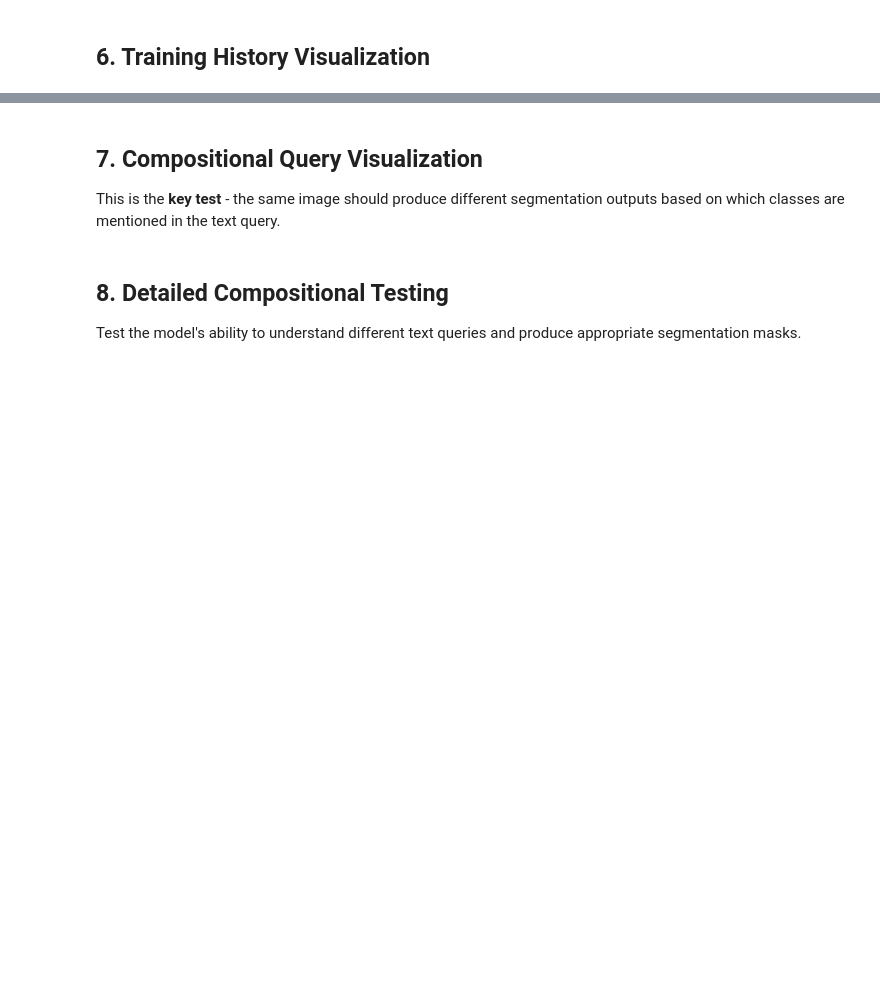
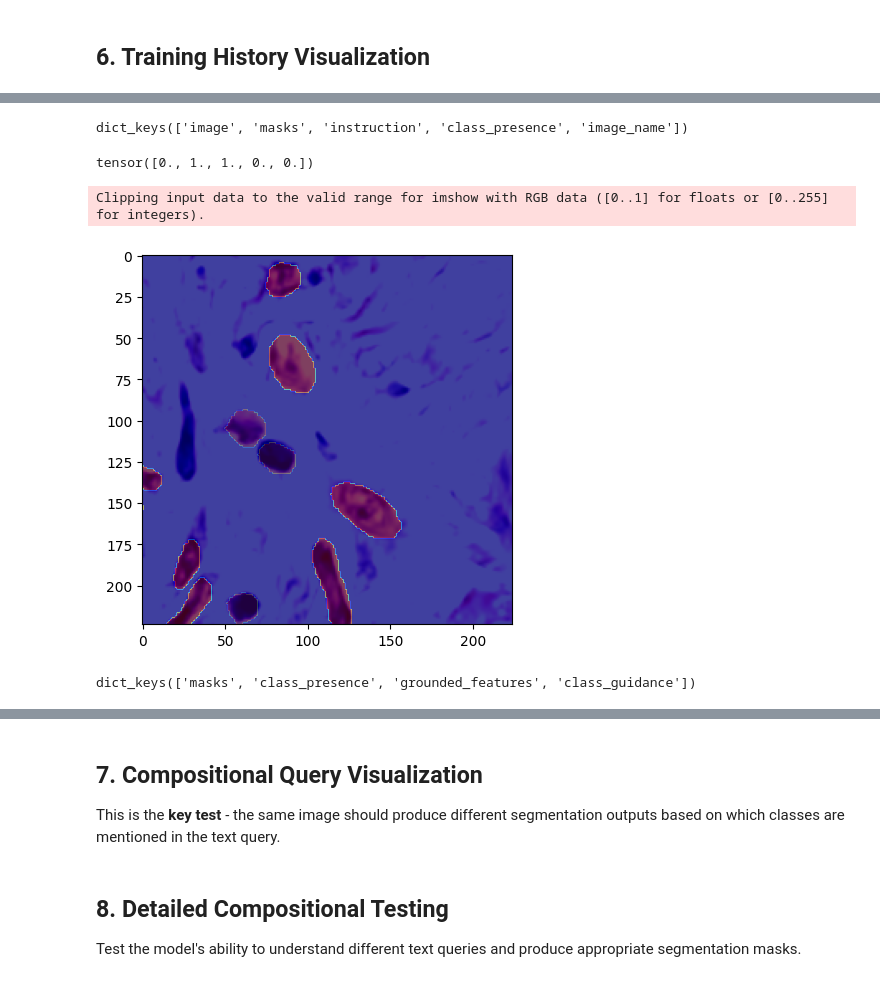
Before and after one commit to Nikhil-Rao20/Histopathology_Work, a Jupyter notebook: temp_permutations.ipynb, the cells around one changed output, grey strips where cells are left out. Saved outputs shown, nothing was run; the diff lists cells and outputs as text; code cells hidden in the pictures; blank space fills up the shorter version.

```diff
--- a/temp_permutations.ipynb
+++ b/temp_permutations.ipynb
@@ -261,6 +276,10 @@ class HistopathologyPermutationDataset(Dataset):
     - Same image with "Segment Neoplastic" -> only channel 0 has mask
     - Same image with "Segment Inflammatory" -> only channel 1 has mask
     - Same image with "Segment Neoplastic and Inflammatory" -> channels 0,1 have masks
+
+    MASK NAMING CONVENTION:
+    - Actual masks: {base_name}_channel_{channel_idx}_{class_name}.png
+    - e.g., 1_Breast_fold_1_0000_channel_0_Neoplastic.png
     """
 
     def __init__(self, dataframe, img_dir='Dataset/multi_images', mask_dir='Dataset/multi_masks',
@@ -271,12 +290,13 @@ class HistopathologyPermutationDataset(Dataset):
         self.transform = transform
         self.img_size = img_size
         self.class_names = ['Neoplastic', 'Inflammatory', 'Connective_Soft_tissue', 'Epithelial', 'Dead']
+        # Channel mapping matches the mask file naming convention
         self.channel_mapping = {
             'Neoplastic': 0,
             'Inflammatory': 1,
             'Connective_Soft_tissue': 2,
-            'Dead': 3,
-            'Epithelial': 4
+            'Dead': 3,        # Note: In files, Dead is channel 3
+            'Epithelial': 4   # Note: In files, Epithelial is channel 4
         }
 
     def __len__(self):
@@ -293,11 +313,12 @@ class HistopathologyPermutationDataset(Dataset):
         image = cv2.cvtColor(image, cv2.COLOR_BGR2RGB)
 
         # ============================================
-        # KEY CHANGE: Parse QUERIED classes from semicolon-separated string
+        # Parse QUERIED classes from semicolon-separated string
         # ============================================
         queried_classes = set(str(row['classes']).split(';'))
 
         # Load masks ONLY for queried classes
+        # base_name comes from image_path without '_img.png' suffix
         base_name = row['base_name']
         masks = []
 
@@ -305,11 +326,12 @@ class HistopathologyPermutationDataset(Dataset):
             channel_idx = self.channel_mapping[class_name]
 
             # ============================================
-            # KEY CHANGE: Only load mask if class is in the query
+            # Only load mask if class is in the query
             # Otherwise, use empty mask (zeros)
             # ============================================
             if class_name in queried_classes:
                 # This class is queried - load the actual mask
+                # CORRECT pattern: {base_name}_channel_{channel_idx}_{class_name}.png
                 mask_filename = f"{base_name}_channel_{channel_idx}_{class_name}.png"
                 mask_path = os.path.join(self.mask_dir, mask_filename)
 
@@ -317,7 +339,7 @@ class HistopathologyPermutationDataset(Dataset):
                     mask = cv2.imread(mask_path, cv2.IMREAD_GRAYSCALE)
                     mask = (mask > 127).astype(np.uint8)  # Binarize
                 else:
-                    # Mask file doesn't exist (rare case)
+                    # Mask file doesn't exist - class may not be present in image
                     mask = np.zeros((image.shape[0], image.shape[1]), dtype=np.uint8)
             else:
                 # This class is NOT queried - FORCE empty mask
@@ -363,6 +385,7 @@ class HistopathologyPermutationDataset(Dataset):
 
 print("✓ HistopathologyPermutationDataset class defined!")
 print("  Key feature: Masks are loaded ONLY for queried classes")
+print("  Mask pattern: {base_name}_channel_{channel_idx}_{class_name}.png")
 # %% [output]
 ✓ HistopathologyPermutationDataset class defined!
   Key feature: Masks are loaded ONLY for queried classes
@@ -485,7 +509,7 @@ train_dataset = HistopathologyPermutationDataset(train_df, transform=train_trans
 val_dataset = HistopathologyPermutationDataset(val_df, transform=val_transform)
 
 # Create dataloaders
-batch_size = 4
+batch_size = 32
 train_loader = DataLoader(train_dataset, batch_size=batch_size, shuffle=True, num_workers=0,
                           pin_memory=True, collate_fn=custom_collate)
 val_loader = DataLoader(val_dataset, batch_size=batch_size, shuffle=False, num_workers=0,
@@ -570,7 +594,7 @@ config = {
     'weight_decay': 1e-5,
     'device': device,
     'save_dir': 'checkpoints',
-    'best_model_path': 'checkpoints/best_cipsnet_permutations.pth',
+    'best_model_path': 'checkpoints/best_cipsnet_permutations_dmis-lab.pth',
     'log_interval': 10,
 }
 
@@ -589,7 +613,7 @@ optimizer = AdamW(model.parameters(), lr=config['learning_rate'], weight_decay=c
 
 # Use ReduceLROnPlateau instead of CosineAnnealingLR (since we want to step based on val_dice)
 from torch.optim.lr_scheduler import ReduceLROnPlateau
-scheduler = ReduceLROnPlateau(optimizer, mode='max', factor=0.5, patience=3, verbose=True)
+scheduler = ReduceLROnPlateau(optimizer, mode='max', factor=0.5, patience=3)
 
 print("✓ Training configuration set!")
 print(f"  Device: {config['device']}")
@@ -967,0 +942,30 @@ for class_name in CLASS_NAMES:
+# %%
+for batch in val_loader:
+    images = batch['image'].to(device)
+    masks = batch['masks'].to(device)
+    instructions = batch['instruction']
+
+    outputs = model(images, instructions)
+
+    pred_masks = outputs['masks']
+    pred_sigmoid = torch.sigmoid(pred_masks)
+    dice_per_class = dice_score(pred_sigmoid, masks, per_class=True)
+    iou_per_class = iou_score(pred_sigmoid, masks, per_class=True)
+    break
+# %%
+batch.keys()
+# %% [output]
+dict_keys(['image', 'masks', 'instruction', 'class_presence', 'image_name'])
+# %%
+cp = batch['class_presence'][15]
+cp
+# %% [output]
+tensor([0., 1., 1., 0., 0.])
+# %%
+plt.imshow(batch['image'][15].permute(1, 2, 0))
+plt.imshow(batch['masks'][15][1], alpha=0.5, cmap='jet')
+plt.imshow(batch['masks'][15][2], alpha=0.5, cmap='jet')
+plt.show()
+# %% [output]
+Clipping input data to the valid range for imshow with RGB data ([0..1] for floats or [0..255] for integers).
+[figure, added]
@@ -967,0 +975,4 @@ for class_name in CLASS_NAMES:
+# %%
+outputs.keys()
+# %% [output]
+dict_keys(['masks', 'class_presence', 'grounded_features', 'class_guidance'])
```
Also changed, not shown: parts of 16 cells of this notebook, 3 other files.
